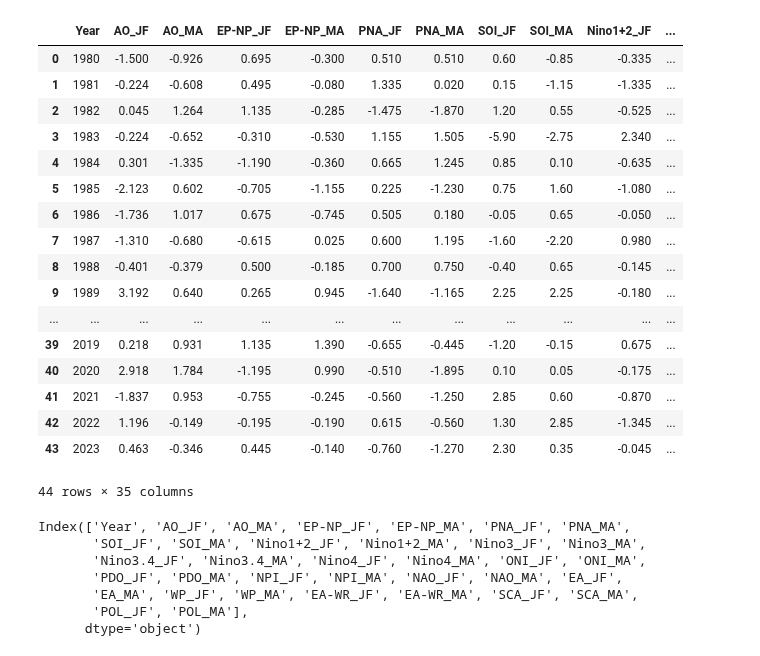
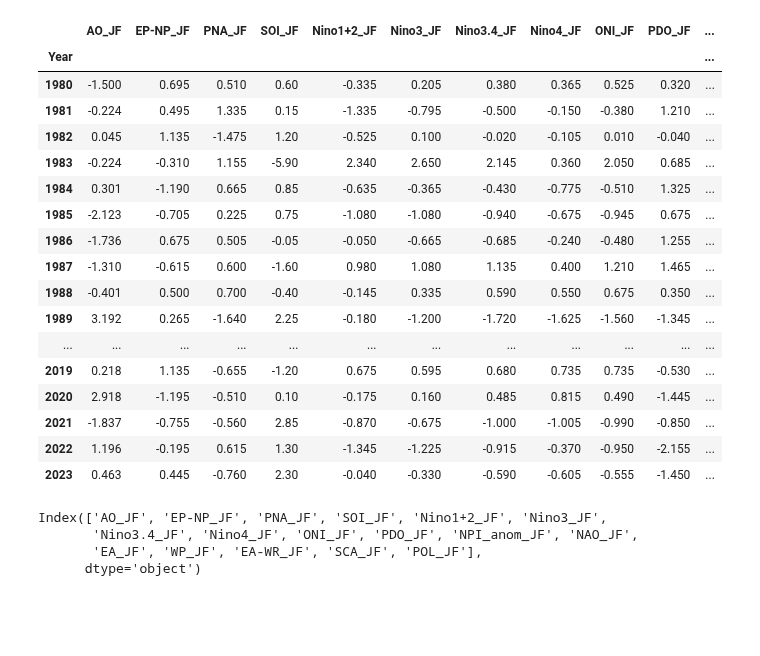
Before and after one commit to chryss/riverice, a Jupyter notebook: JupyterNotebooks/breakup_prior_from_predictors.ipynb, the cells around one changed output. Drawn from its saved outputs; the diff is of its cells as text; code cells hidden in the pictures; blank space fills up the shorter version.

```diff
--- a/JupyterNotebooks/breakup_prior_from_predictors.ipynb
+++ b/JupyterNotebooks/breakup_prior_from_predictors.ipynb
@@ -4,37 +6,37 @@ from pathlib import Path
 # %%
 fiwepsdir = Path("/Volumes/CWMobileSSD/ABoVE_WAK/")
+datadir = Path("../data")
 # %%
 cjcpath = fiwepsdir / "predictors_DF/teleconnections.csv"
-predictor_df = pd.read_csv(cjcpath)
-# predictor_df = predictor_df[predictor_df.year.between(1979, 2020) ].reset_index().dropna(axis=1)
-# predictor_df.drop(columns=['doy', 'tod'], inplace=True)
+predpath = datadir / "predictors/teleconnections_20240320.csv"
+predictor_df = pd.read_csv(predpath)
+predictor_df = predictor_df[predictor_df.Year.between(1980, 2023) ].reset_index().dropna(axis=1)
+predictor_df.drop(columns=['index'], inplace=True)
+predictor_df.set_index("Year", inplace=True)
 predictor_df
 # %% [output]
-|  | Year | AO_JF | AO_MA | EP-NP_JF | EP-NP_MA | PNA_JF | PNA_MA | SOI_JF | SOI_MA | Nino1+2_JF | ... |
-| 0 | 1980 | -1.500 | -0.926 | 0.695 | -0.300 | 0.510 | 0.510 | 0.60 | -0.85 | -0.335 | ... |
-| 1 | 1981 | -0.224 | -0.608 | 0.495 | -0.080 | 1.335 | 0.020 | 0.15 | -1.15 | -1.335 | ... |
-| 2 | 1982 | 0.045 | 1.264 | 1.135 | -0.285 | -1.475 | -1.870 | 1.20 | 0.55 | -0.525 | ... |
-| 3 | 1983 | -0.224 | -0.652 | -0.310 | -0.530 | 1.155 | 1.505 | -5.90 | -2.75 | 2.340 | ... |
-| 4 | 1984 | 0.301 | -1.335 | -1.190 | -0.360 | 0.665 | 1.245 | 0.85 | 0.10 | -0.635 | ... |
-| 5 | 1985 | -2.123 | 0.602 | -0.705 | -1.155 | 0.225 | -1.230 | 0.75 | 1.60 | -1.080 | ... |
-| 6 | 1986 | -1.736 | 1.017 | 0.675 | -0.745 | 0.505 | 0.180 | -0.05 | 0.65 | -0.050 | ... |
-| 7 | 1987 | -1.310 | -0.680 | -0.615 | 0.025 | 0.600 | 1.195 | -1.60 | -2.20 | 0.980 | ... |
-| 8 | 1988 | -0.401 | -0.379 | 0.500 | -0.185 | 0.700 | 0.750 | -0.40 | 0.65 | -0.145 | ... |
-| 9 | 1989 | 3.192 | 0.640 | 0.265 | 0.945 | -1.640 | -1.165 | 2.25 | 2.25 | -0.180 | ... |
+|  | AO_JF | EP-NP_JF | PNA_JF | SOI_JF | Nino1+2_JF | Nino3_JF | Nino3.4_JF | Nino4_JF | ONI_JF | PDO_JF | ... |
+| Year |  |  |  |  |  |  |  |  |  |  | ... |
+| 1980 | -1.500 | 0.695 | 0.510 | 0.60 | -0.335 | 0.205 | 0.380 | 0.365 | 0.525 | 0.320 | ... |
+| 1981 | -0.224 | 0.495 | 1.335 | 0.15 | -1.335 | -0.795 | -0.500 | -0.150 | -0.380 | 1.210 | ... |
+| 1982 | 0.045 | 1.135 | -1.475 | 1.20 | -0.525 | 0.100 | -0.020 | -0.105 | 0.010 | -0.040 | ... |
+| 1983 | -0.224 | -0.310 | 1.155 | -5.90 | 2.340 | 2.650 | 2.145 | 0.360 | 2.050 | 0.685 | ... |
+| 1984 | 0.301 | -1.190 | 0.665 | 0.85 | -0.635 | -0.365 | -0.430 | -0.775 | -0.510 | 1.325 | ... |
+| 1985 | -2.123 | -0.705 | 0.225 | 0.75 | -1.080 | -1.080 | -0.940 | -0.675 | -0.945 | 0.675 | ... |
+| 1986 | -1.736 | 0.675 | 0.505 | -0.05 | -0.050 | -0.665 | -0.685 | -0.240 | -0.480 | 1.255 | ... |
+| 1987 | -1.310 | -0.615 | 0.600 | -1.60 | 0.980 | 1.080 | 1.135 | 0.400 | 1.210 | 1.465 | ... |
+| 1988 | -0.401 | 0.500 | 0.700 | -0.40 | -0.145 | 0.335 | 0.590 | 0.550 | 0.675 | 0.350 | ... |
+| 1989 | 3.192 | 0.265 | -1.640 | 2.25 | -0.180 | -1.200 | -1.720 | -1.625 | -1.560 | -1.345 | ... |
 | ... | ... | ... | ... | ... | ... | ... | ... | ... | ... | ... | ... |
-| 39 | 2019 | 0.218 | 0.931 | 1.135 | 1.390 | -0.655 | -0.445 | -1.20 | -0.15 | 0.675 | ... |
-| 40 | 2020 | 2.918 | 1.784 | -1.195 | 0.990 | -0.510 | -1.895 | 0.10 | 0.05 | -0.175 | ... |
-| 41 | 2021 | -1.837 | 0.953 | -0.755 | -0.245 | -0.560 | -1.250 | 2.85 | 0.60 | -0.870 | ... |
-| 42 | 2022 | 1.196 | -0.149 | -0.195 | -0.190 | 0.615 | -0.560 | 1.30 | 2.85 | -1.345 | ... |
-| 43 | 2023 | 0.463 | -0.346 | 0.445 | -0.140 | -0.760 | -1.270 | 2.30 | 0.35 | -0.045 | ... |
+| 2019 | 0.218 | 1.135 | -0.655 | -1.20 | 0.675 | 0.595 | 0.680 | 0.735 | 0.735 | -0.530 | ... |
+| 2020 | 2.918 | -1.195 | -0.510 | 0.10 | -0.175 | 0.160 | 0.485 | 0.815 | 0.490 | -1.445 | ... |
+| 2021 | -1.837 | -0.755 | -0.560 | 2.85 | -0.870 | -0.675 | -1.000 | -1.005 | -0.990 | -0.850 | ... |
+| 2022 | 1.196 | -0.195 | 0.615 | 1.30 | -1.345 | -1.225 | -0.915 | -0.370 | -0.950 | -2.155 | ... |
+| 2023 | 0.463 | 0.445 | -0.760 | 2.30 | -0.040 | -0.330 | -0.590 | -0.605 | -0.555 | -1.450 | ... |
-44 rows × 35 columns
 # %%
 predictor_df.columns
 # %% [output]
-Index(['Year', 'AO_JF', 'AO_MA', 'EP-NP_JF', 'EP-NP_MA', 'PNA_JF', 'PNA_MA',
-       'SOI_JF', 'SOI_MA', 'Nino1+2_JF', 'Nino1+2_MA', 'Nino3_JF', 'Nino3_MA',
-       'Nino3.4_JF', 'Nino3.4_MA', 'Nino4_JF', 'Nino4_MA', 'ONI_JF', 'ONI_MA',
-       'PDO_JF', 'PDO_MA', 'NPI_JF', 'NPI_MA', 'NAO_JF', 'NAO_MA', 'EA_JF',
-       'EA_MA', 'WP_JF', 'WP_MA', 'EA-WR_JF', 'EA-WR_MA', 'SCA_JF', 'SCA_MA',
-       'POL_JF', 'POL_MA'],
+Index(['AO_JF', 'EP-NP_JF', 'PNA_JF', 'SOI_JF', 'Nino1+2_JF', 'Nino3_JF',
+       'Nino3.4_JF', 'Nino4_JF', 'ONI_JF', 'PDO_JF', 'NPI_anom_JF', 'NAO_JF',
+       'EA_JF', 'WP_JF', 'EA-WR_JF', 'SCA_JF', 'POL_JF'],
       dtype='object')
```
Also changed, not shown: parts of 8 cells of this notebook, 11 other files.
